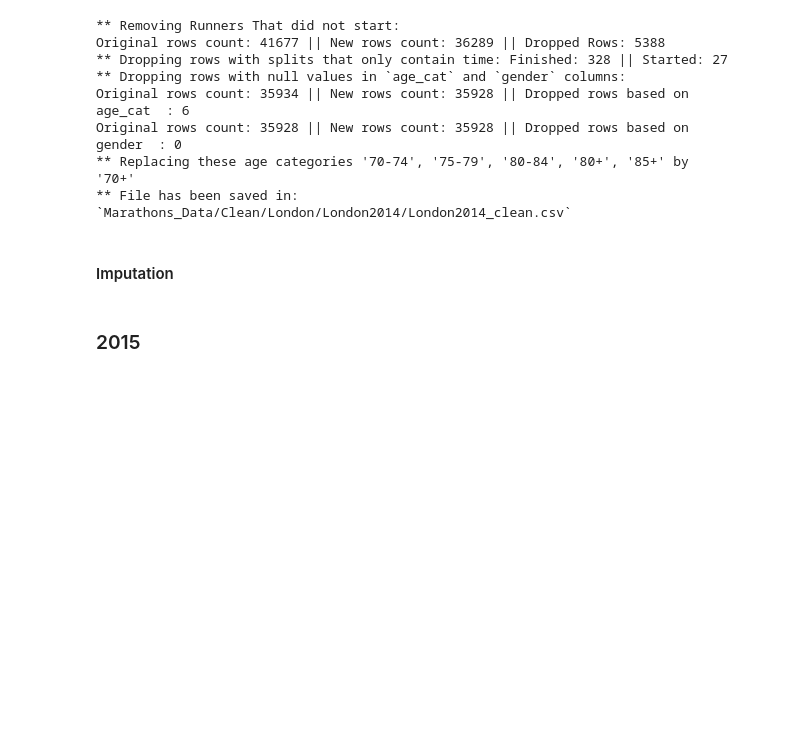
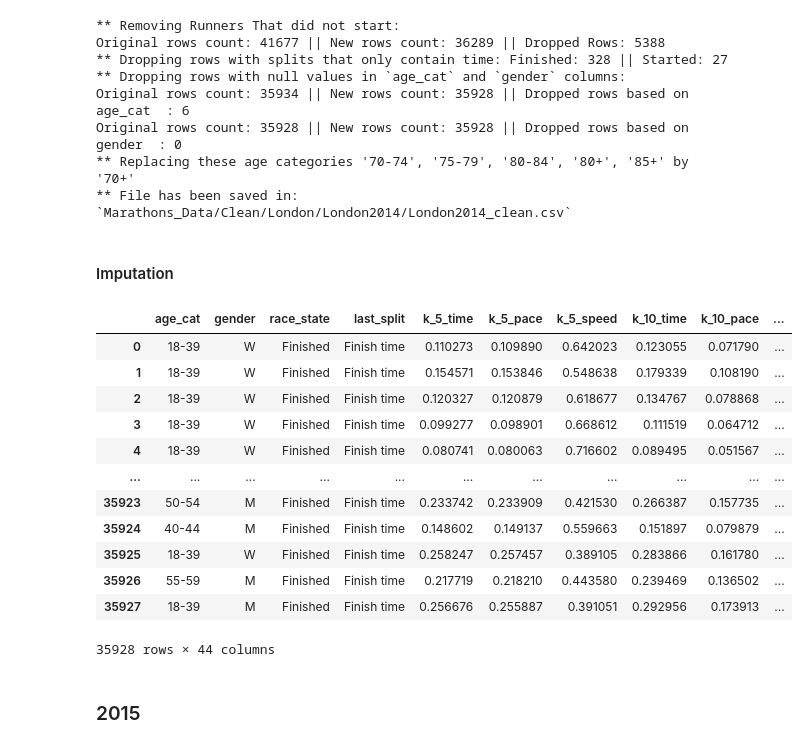
Before and after one commit to AYSIK0/PGMP-Marathon-Dropout, a Jupyter notebook: data_processing.ipynb, the cells around one changed output. Saved outputs shown, nothing was run; the diff lists cells and outputs as text; code cells hidden in the pictures; blank space fills up the shorter version.

```diff
--- a/data_processing.ipynb
+++ b/data_processing.ipynb
@@ -108,0 +224,23 @@ Original rows count: 35928 || New rows count: 35928 || Dropped rows based on
+# %%
+df_ldn = pd.read_csv(ldn_file_cln_path, dtype=DTYPE_DICT)
+df_test = df_ldn.copy()
+# %%
+df_test, gender_encoder = one_hot_encode(df_test, "gender", return_encoder=True)
+df_test, age_encoder = one_hot_encode(df_test, "age_cat", return_encoder=True)
+df_test.loc[:, "k_5_time":"k_finish_speed"] = mms.fit_transform(df_test.filter(regex="^k_.*_time$|^k_.*_pace$|^k_.*_speed$"))
+# %%
+df_test
+# %% [output]
+|  | age_cat | gender | race_state | last_split | k_5_time | k_5_pace | k_5_speed | k_10_time | k_10_pace | ... |
+| 0 | 18-39 | W | Finished | Finish time | 0.110273 | 0.109890 | 0.642023 | 0.123055 | 0.071790 | ... |
+| 1 | 18-39 | W | Finished | Finish time | 0.154571 | 0.153846 | 0.548638 | 0.179339 | 0.108190 | ... |
+| 2 | 18-39 | W | Finished | Finish time | 0.120327 | 0.120879 | 0.618677 | 0.134767 | 0.078868 | ... |
+| 3 | 18-39 | W | Finished | Finish time | 0.099277 | 0.098901 | 0.668612 | 0.111519 | 0.064712 | ... |
+| 4 | 18-39 | W | Finished | Finish time | 0.080741 | 0.080063 | 0.716602 | 0.089495 | 0.051567 | ... |
+| ... | ... | ... | ... | ... | ... | ... | ... | ... | ... | ... |
+| 35923 | 50-54 | M | Finished | Finish time | 0.233742 | 0.233909 | 0.421530 | 0.266387 | 0.157735 | ... |
+| 35924 | 40-44 | M | Finished | Finish time | 0.148602 | 0.149137 | 0.559663 | 0.151897 | 0.079879 | ... |
+| 35925 | 18-39 | W | Finished | Finish time | 0.258247 | 0.257457 | 0.389105 | 0.283866 | 0.161780 | ... |
+| 35926 | 55-59 | M | Finished | Finish time | 0.217719 | 0.218210 | 0.443580 | 0.239469 | 0.136502 | ... |
+| 35927 | 18-39 | M | Finished | Finish time | 0.256676 | 0.255887 | 0.391051 | 0.292956 | 0.173913 | ... |
+35928 rows × 44 columns
```
Also changed, not shown: parts of 6 cells of this notebook.
